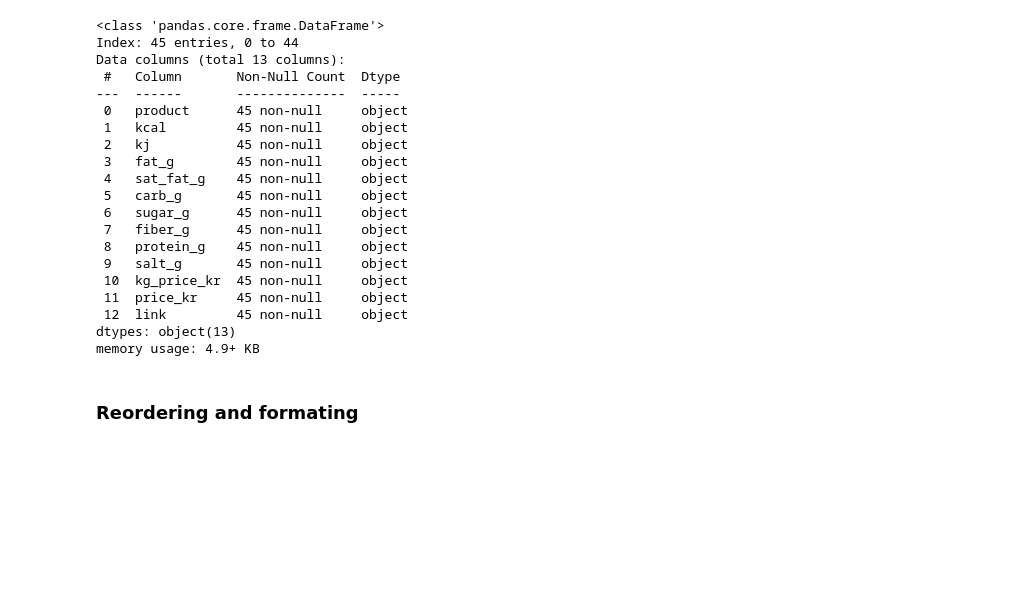
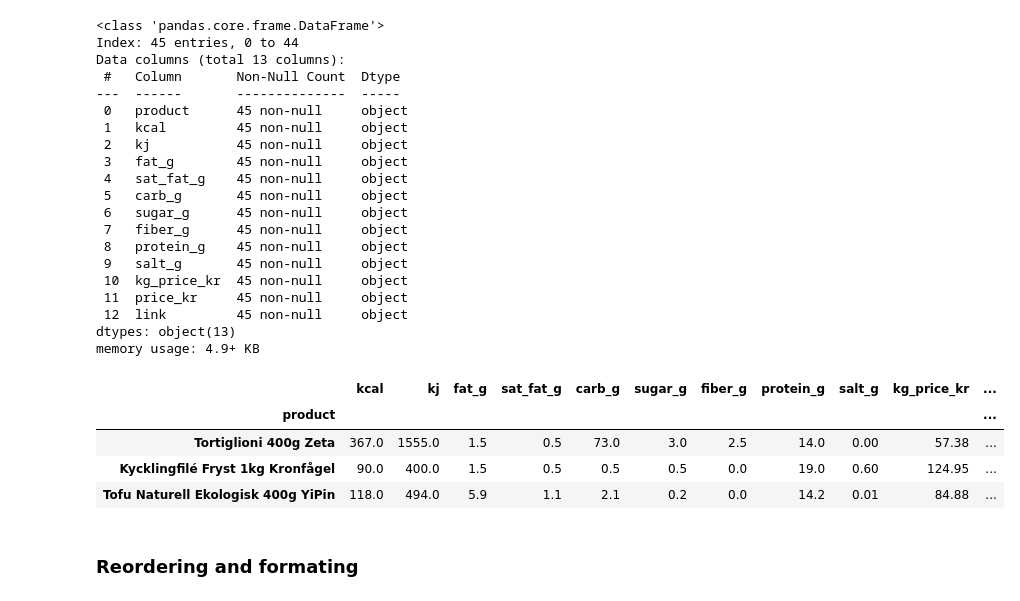
Before and after one commit to KasperLindm/BudgetSuperfood, a Jupyter notebook: FoodWebscraper.ipynb, the cells around one changed output. Saved outputs shown, nothing was run; the diff lists cells and outputs as text; code cells hidden in the pictures; blank space fills up the shorter version.

```diff
--- a/FoodWebscraper.ipynb
+++ b/FoodWebscraper.ipynb
@@ -134,6 +136,14 @@ Data columns (total 13 columns):
  12  link         45 non-null     object
 dtypes: object(13)
 memory usage: 4.9+ KB
+# %%
+super_foods.head(3)
+# %% [output]
+|  | kcal | kj | fat_g | sat_fat_g | carb_g | sugar_g | fiber_g | protein_g | salt_g | kg_price_kr | ... |
+| product |  |  |  |  |  |  |  |  |  |  | ... |
+| Tortiglioni 400g Zeta | 367.0 | 1555.0 | 1.5 | 0.5 | 73.0 | 3.0 | 2.5 | 14.0 | 0.00 | 57.38 | ... |
+| Kycklingfilé Fryst 1kg Kronfågel | 90.0 | 400.0 | 1.5 | 0.5 | 0.5 | 0.5 | 0.0 | 19.0 | 0.60 | 124.95 | ... |
+| Tofu Naturell Ekologisk 400g YiPin | 118.0 | 494.0 | 5.9 | 1.1 | 2.1 | 0.2 | 0.0 | 14.2 | 0.01 | 84.88 | ... |
 # %% [markdown]
 ### Reordering and formating
 # %%
```
Also changed, not shown: parts of 4 cells of this notebook.
